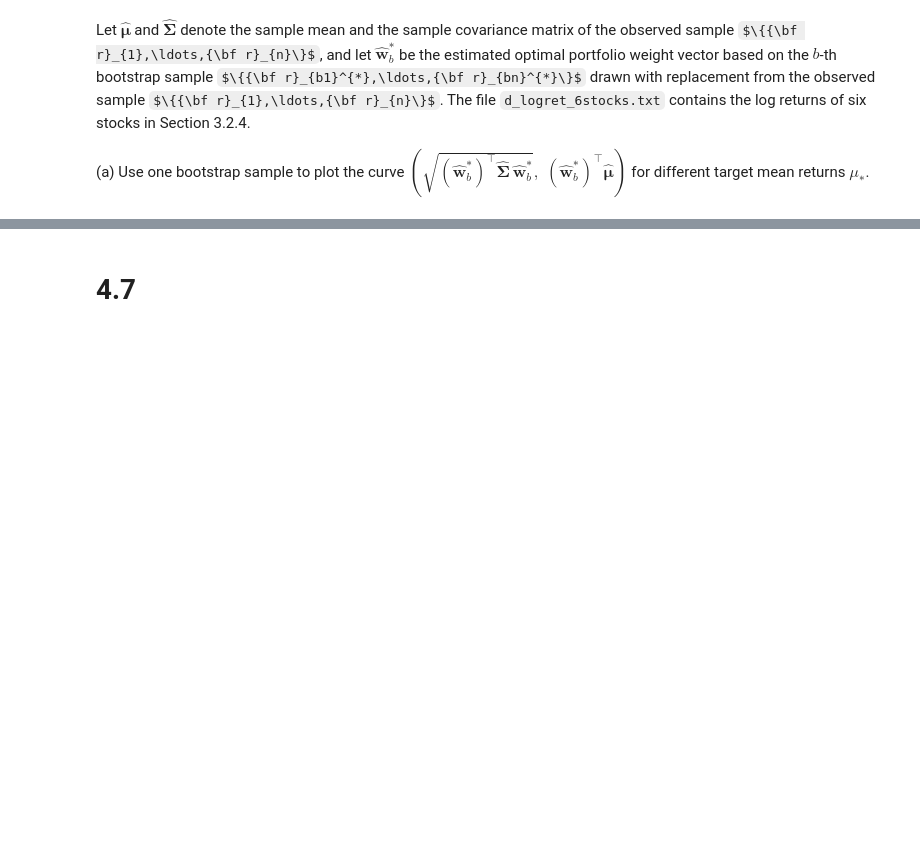
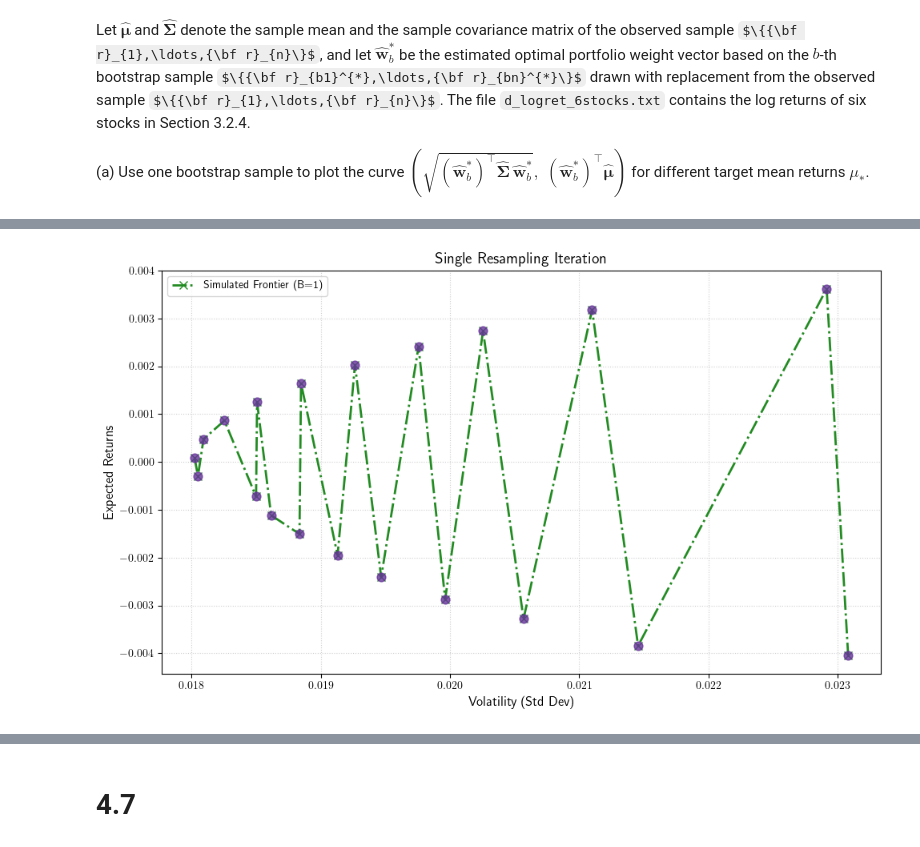
Before and after one commit to jujopo/ams-516, a Jupyter notebook: hw4.ipynb, the cells around one changed output, grey strips where cells are left out. Drawn from its saved outputs; the diff is of its cells as text; code cells hidden in the pictures; some formulas as TeX source; blank space fills up the shorter version.

```diff
--- a/hw4.ipynb
+++ b/hw4.ipynb
@@ -187,3 +187,13 @@ plt.show()
 Let $\widehat{\boldsymbol{\mu}}$ and $\widehat{\boldsymbol{\Sigma}}$ denote the sample mean and the sample covariance matrix of the observed sample $\{{\bf r}_{1},\ldots,{\bf r}_{n}\}$, and let $\widehat{\mathbf{w}}_{b}^{*}$ be the estimated optimal portfolio weight vector based on the $b$-th bootstrap sample $\{{\bf r}_{b1}^{*},\ldots,{\bf r}_{bn}^{*}\}$ drawn with replacement from the observed sample $\{{\bf r}_{1},\ldots,{\bf r}_{n}\}$. The file `d_logret_6stocks.txt` contains the log returns of six stocks in  Section 3.2.4.
 
 (a) Use one bootstrap sample to plot the curve $\left( \sqrt{(\widehat{\mathbf{w}}_b^*)^{\!\top} \widehat{\boldsymbol{\Sigma}} \,\widehat{\mathbf{w}}_b^*}, \; (\widehat{\mathbf{w}}_b^*)^{\!\top} \widehat{\boldsymbol{\mu}} \right)$ for different target mean returns $\mu_*$.
+# %%
+# Load the dataset
+raw_market_data = pd.read_csv('d_logret_6stocks.csv')
+
+# Drop Date column
+stock_log_returns = raw_market_data.drop('Date', axis=1)
+
+# Convert to matrix
+ret_matrix = stock_log_returns.values
+num_obs, num_assets = ret_matrix.shape
@@ -214,0 +239,57 @@ GM      0.000063  0.000237  0.000396
+# %%
+np.random.seed(101) # Seed
+
+# Original Sample Stats
+emp_means = np.mean(ret_matrix, axis=0)
+emp_cov = np.cov(ret_matrix, rowvar=False)
+
+# Generate one resampled dataset
+sample_indices = np.random.choice(num_obs, size=num_obs, replace=True)
+resampled_data = ret_matrix[sample_indices]
+
+# Compute stats for this sample
+resampled_means = np.mean(resampled_data, axis=0)
+resampled_cov = np.cov(resampled_data, rowvar=False)
+
+# Grid for frontier
+y_min = np.min(resampled_means)
+y_max = np.max(resampled_means)
+grid_returns = np.linspace(y_min, y_max, 20)
+
+single_boot_frontier = []
+
+for r_target in grid_returns:
+    # Get optimal weights based on resampled data
+    w_opt = solve_frontier_weights(resampled_means, resampled_cov, r_target)
+
+    # Evaluate using ORIGINAL (empirical) parameters
+    true_ret = w_opt @ emp_means
+    true_vol = np.sqrt(w_opt @ emp_cov @ w_opt)
+
+    single_boot_frontier.append((true_vol, true_ret))
+
+single_boot_frontier = np.array(single_boot_frontier)
+
+# Sort for plotting
+sort_order = np.argsort(single_boot_frontier[:, 0])
+plot_data = single_boot_frontier[sort_order]
+
+# Plotting with different colors/styles
+plt.figure(figsize=(10, 6))
+
+plt.plot(plot_data[:, 0], plot_data[:, 1],
+         color='forestgreen', linestyle='-.', linewidth=2,
+         marker='x', markersize=7, label='Simulated Frontier (B=1)')
+
+plt.scatter(plot_data[:, 0], plot_data[:, 1],
+            color='rebeccapurple', s=60, alpha=0.8, zorder=5)
+
+plt.xlabel('Volatility (Std Dev)', fontsize=12)
+plt.ylabel('Expected Returns', fontsize=12)
+plt.title('Single Resampling Iteration', fontsize=14)
+plt.legend(loc='upper left')
+plt.grid(True, linestyle=':', alpha=0.6)
+plt.tight_layout()
+plt.show()
+# %% [output]
+[figure, added]
```
Also changed, not shown: parts of 22 cells of this notebook, 1 other file.
